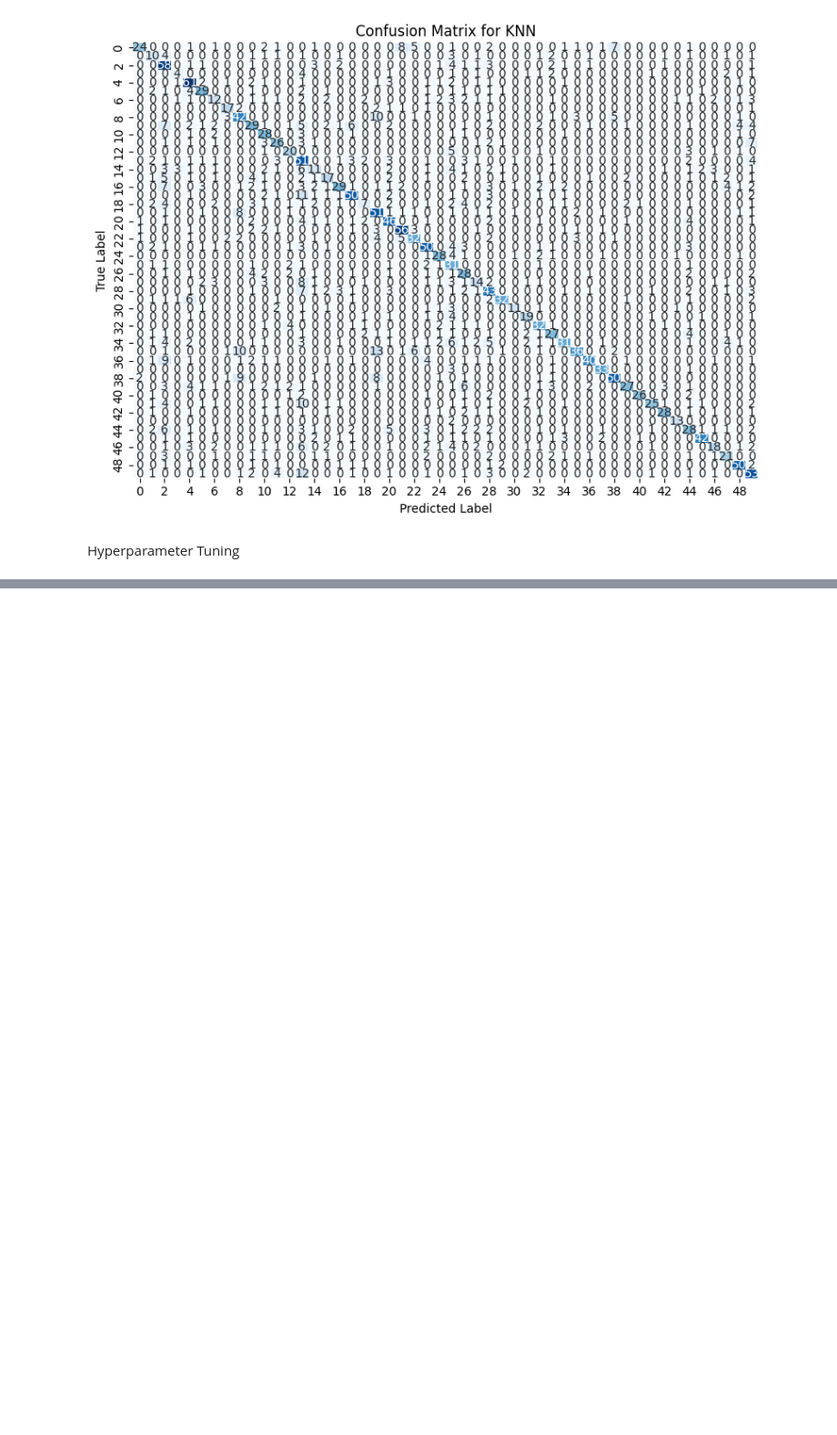
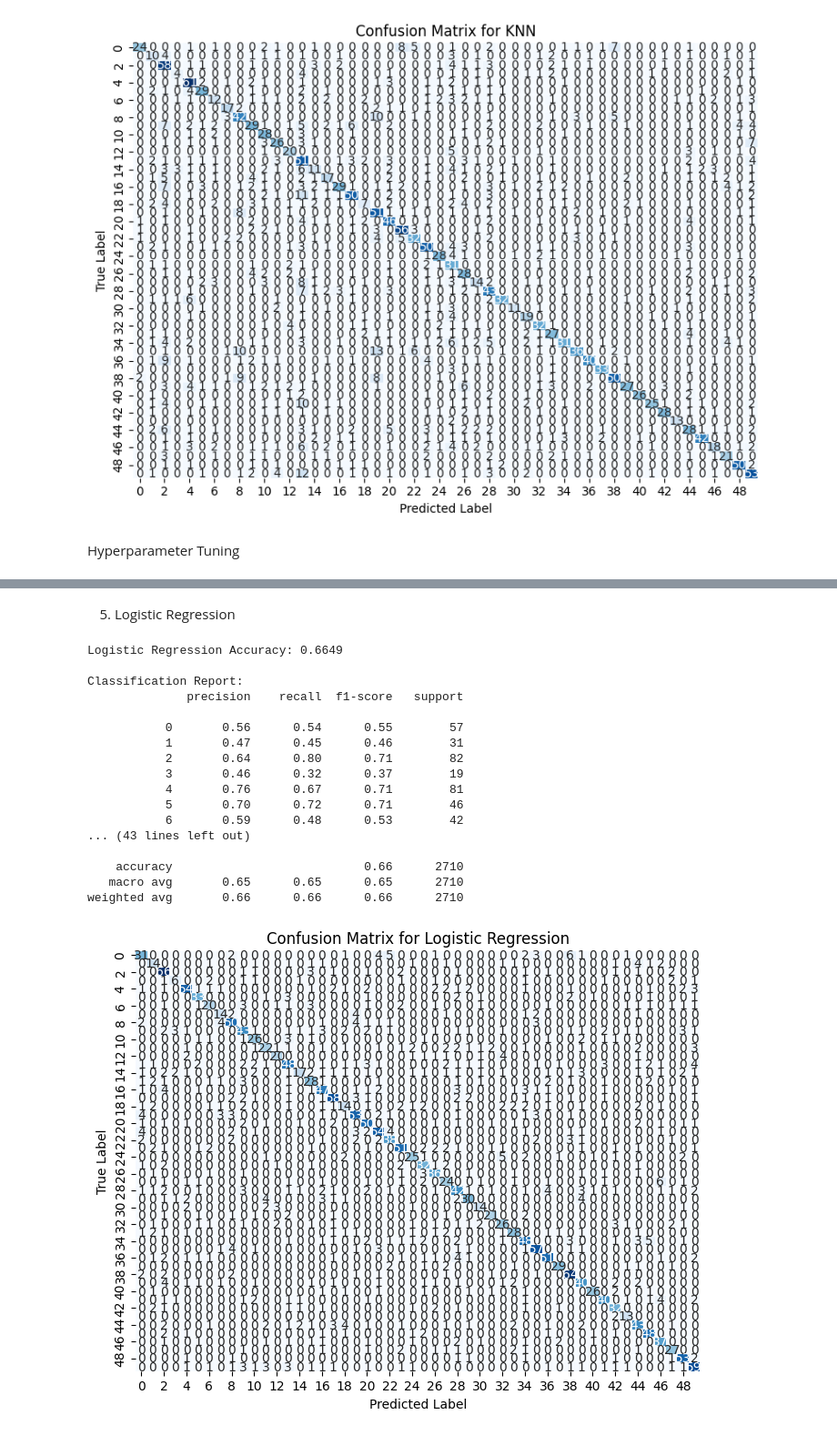
Before and after one commit to atanukayal/prmlproject, a Jupyter notebook: preprocessing.ipynb, the cells around one changed output, grey strips where cells are left out. Shown at 91% size. Saved outputs shown, nothing was run; the diff lists cells and outputs as text; code cells hidden in the pictures; blank space fills up the shorter version.

```diff
--- a/preprocessing.ipynb
+++ b/preprocessing.ipynb
@@ -772,0 +939,53 @@ Hyperparameter Tuning
+# %% [markdown]
+5.  Logistic Regression
+# %%
+# Logistic Regression Implementation
+from sklearn.linear_model import LogisticRegression
+from sklearn.metrics import classification_report, confusion_matrix, accuracy_score, roc_curve, auc
+import matplotlib.pyplot as plt
+import seaborn as sns
+
+# Initialize and train the Logistic Regression model
+lr = LogisticRegression(max_iter=1000, random_state=42)
+lr.fit(X_train, y_train)
+
+# Make predictions
+y_pred = lr.predict(X_test)
+
+# Calculate accuracy
+accuracy = accuracy_score(y_test, y_pred)
+
+
+print(f"Logistic Regression Accuracy: {accuracy:.4f}")
+
+# Classification report
+print("\nClassification Report:")
+print(classification_report(y_test, y_pred))
+
+# Confusion Matrix
+cm = confusion_matrix(y_test, y_pred)
+plt.figure(figsize=(8, 6))
+sns.heatmap(cm, annot=True, fmt='d', cmap='Blues', cbar=False)
+plt.xlabel('Predicted Label')
+plt.ylabel('True Label')
+plt.title('Confusion Matrix for Logistic Regression')
+plt.show()
+# %% [output]
+Logistic Regression Accuracy: 0.6649
+
+Classification Report:
+              precision    recall  f1-score   support
+
+           0       0.56      0.54      0.55        57
+           1       0.47      0.45      0.46        31
+           2       0.64      0.80      0.71        82
+           3       0.46      0.32      0.37        19
+           4       0.76      0.67      0.71        81
+           5       0.70      0.72      0.71        46
+           6       0.59      0.48      0.53        42
+... (43 lines left out)
+
+    accuracy                           0.66      2710
+   macro avg       0.65      0.65      0.65      2710
+weighted avg       0.66      0.66      0.66      2710
+[figure, added]
```
Also changed, not shown: parts of 30 cells of this notebook.
